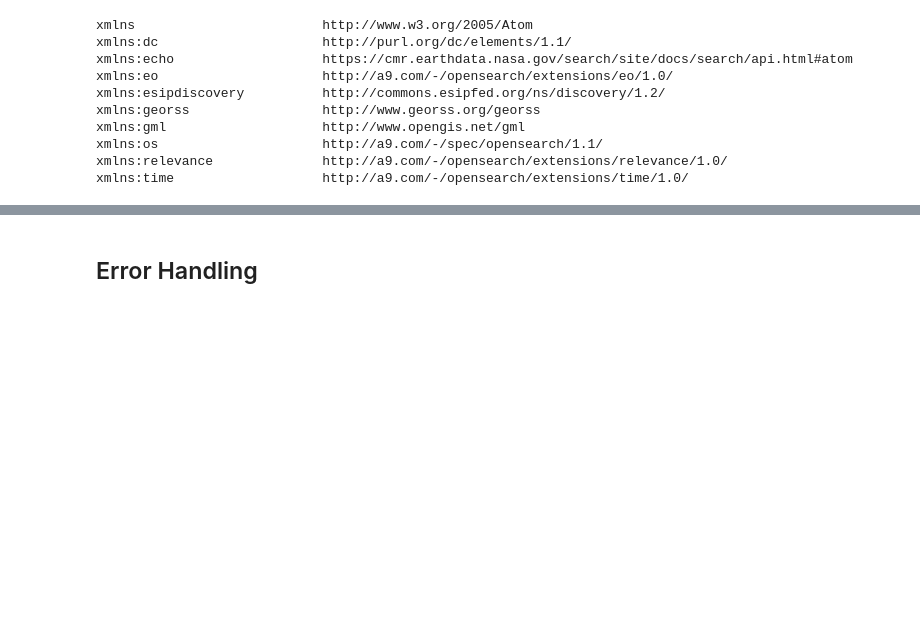
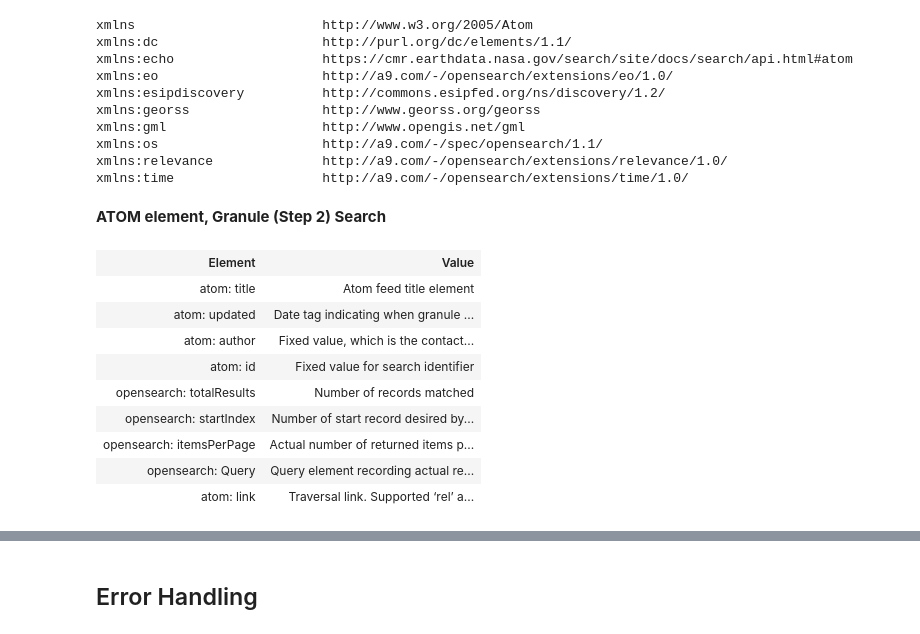
Before and after one commit to Reality2byte/wgiss-cda, a Jupyter notebook: book/opensearch_5_outline.ipynb, the cells around one changed output, grey strips where cells are left out. Drawn from its saved outputs; the diff is of its cells as text; code cells hidden in the pictures; blank space fills up the shorter version.

```diff
--- a/book/opensearch_5_outline.ipynb
+++ b/book/opensearch_5_outline.ipynb
@@ -625,3 +625,43 @@ xmlns:gml                    http://www.opengis.net/gml
 xmlns:os                     http://a9.com/-/spec/opensearch/1.1/
 xmlns:relevance              http://a9.com/-/opensearch/extensions/relevance/1.0/
 xmlns:time                   http://a9.com/-/opensearch/extensions/time/1.0/
+# %% [markdown]
+**ATOM <feed> element, Granule (Step 2) Search**
+# %%
+%%html
+
+<table>
+<tr><th>Element</th><th align="left">Value</th></tr>
+
+<tr><td>atom: title</td><td align="left">Atom feed title element</td></tr>
+<tr><td>atom: updated</td><td align="left">Date tag indicating when granule metadata is returned from data provider</td></tr>
+<tr><td>atom: author</td><td align="left">Fixed value, which is the contact information of supporting team</td></tr>
+
+<tr><td>atom: id</td><td align="left">Fixed value for search identifier</td></tr>
+<tr><td>opensearch: totalResults</td><td align="left"> Number of records matched</td></tr>
+<tr><td>opensearch: startIndex</td><td align="left"> Number of start record desired by client</td></tr>
+<tr><td>opensearch: itemsPerPage</td><td align="left"> Actual number of returned items per page</td></tr>
+<tr><td>opensearch: Query</td><td align="left">Query element recording actual request parameter values from client</td></tr>
+<tr align="left"><td>atom: link</td><td align="left"> Traversal link. Supported ‘rel’ attribute values include:
+
+<ul><li>first: link to the first matching result</li>
+<li>last: link to the last matching result</li>
+<li>previous: link to previous granule, where applicable</li>
+<li>next: link to next granule, where applicable</li>
+<li>profile: link to specified profile(s)</li>
+<li>up: link to parent identifier</li>
+<li>search: link to OSDD endpoint</li>
+<li>self: link of submitted OpenSearch request</li>
+</ul></td></tr>
+</table>
+# %% [output]
+| Element | Value |
+| atom: title | Atom feed title element |
+| atom: updated | Date tag indicating when granule ... |
+| atom: author | Fixed value, which is the contact... |
+| atom: id | Fixed value for search identifier |
+| opensearch: totalResults | Number of records matched |
+| opensearch: startIndex | Number of start record desired by... |
+| opensearch: itemsPerPage | Actual number of returned items p... |
+| opensearch: Query | Query element recording actual re... |
+| atom: link | Traversal link. Supported ‘rel’ a... |
```
Also changed, not shown: parts of 8 cells of this notebook.
